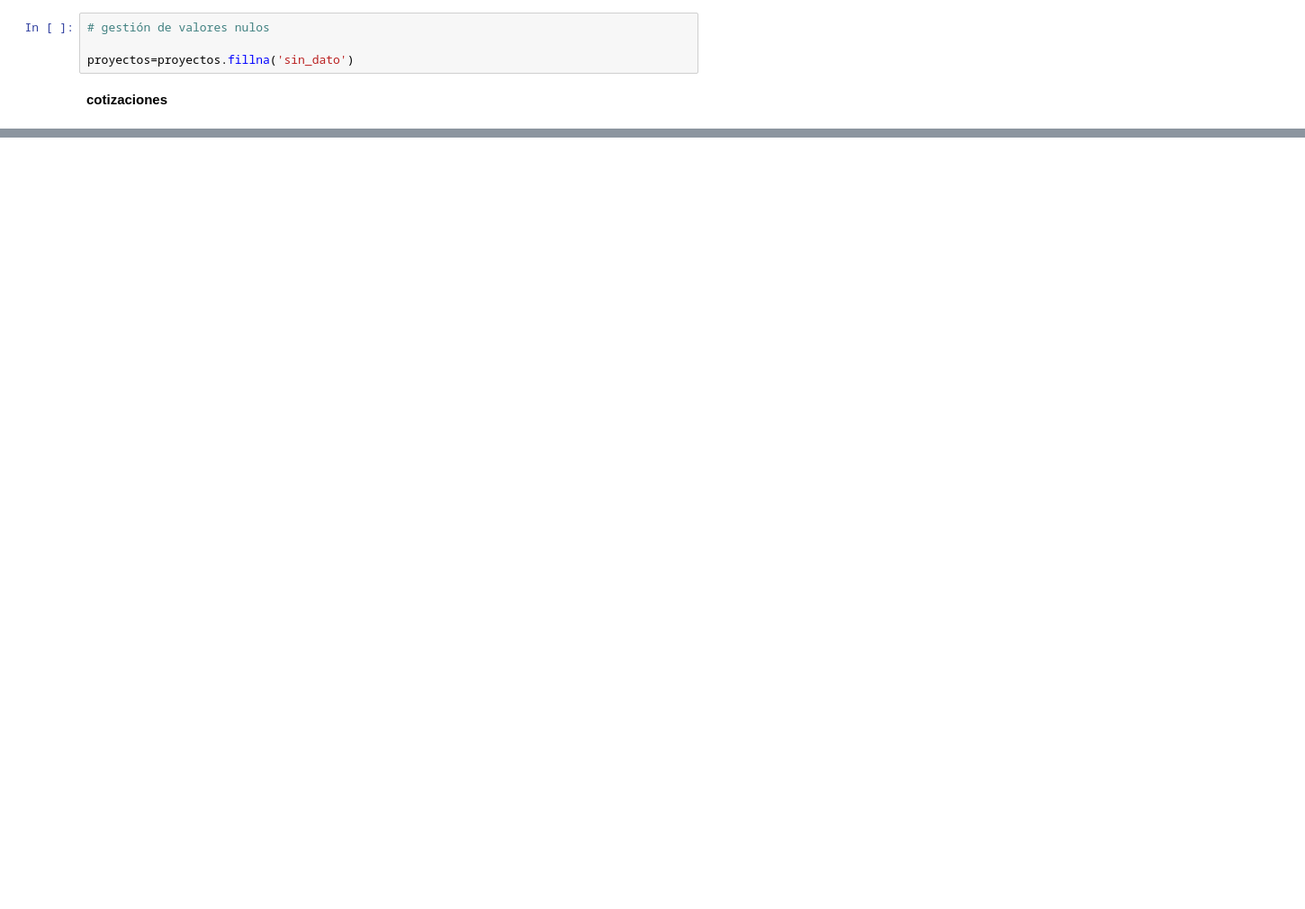
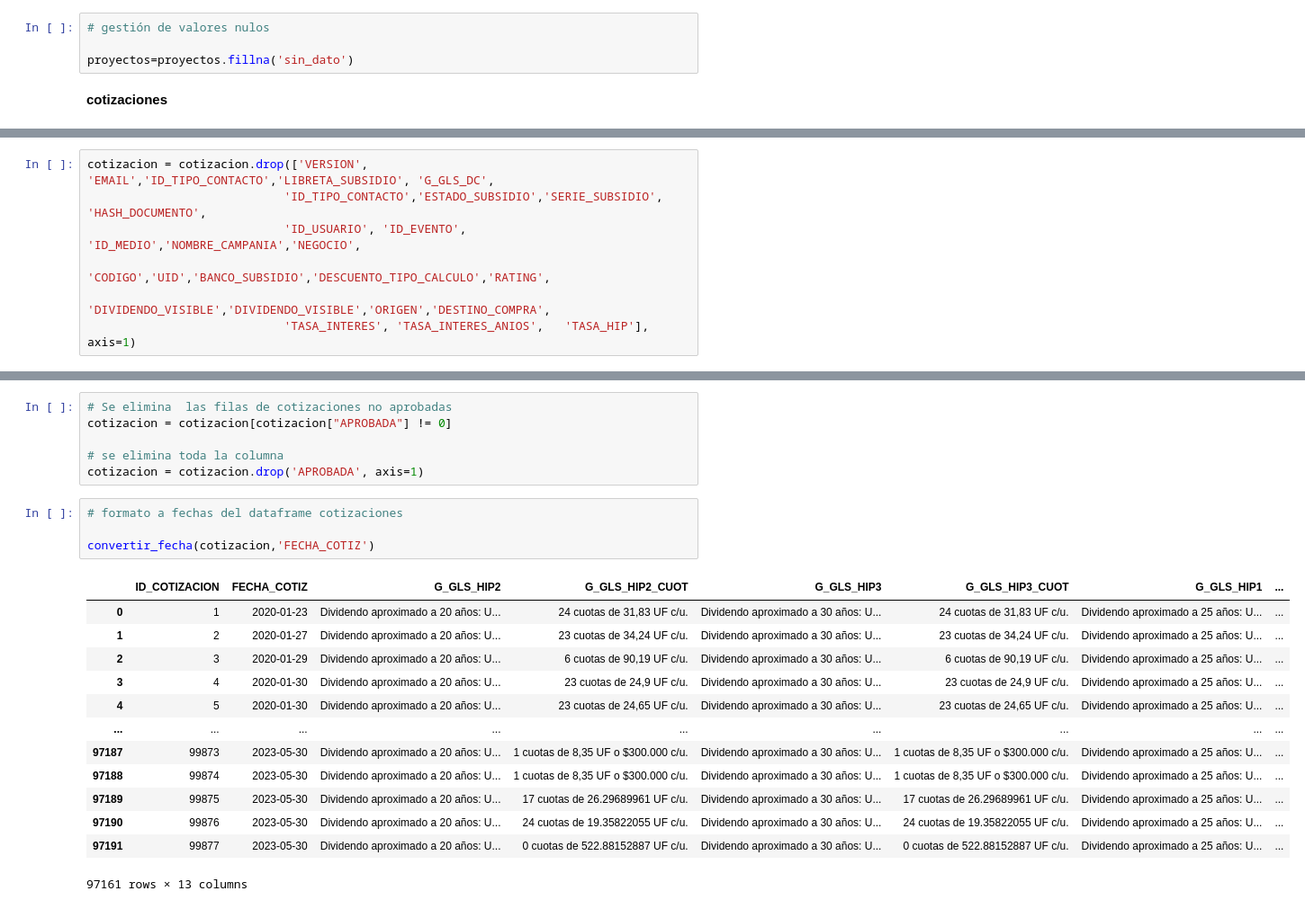
Before and after one commit to jospinoponce/JaimeOpsino_Form_Test, a Jupyter notebook: EDA.ipynb, the cells around one changed output, grey strips where cells are left out. Shown: that part at 90% size. Drawn from its saved outputs; the diff is of its cells as text; blank space fills up the shorter version.

```diff
--- a/EDA.ipynb
+++ b/EDA.ipynb
@@ -154,0 +150,7 @@ Index(['PRECIO_LISTA', 'PRECIO_ADICIONAL', 'PRECIO_VENTA',
+# %%
+cotizacion = cotizacion.drop(['VERSION', 'EMAIL','ID_TIPO_CONTACTO','LIBRETA_SUBSIDIO', 'G_GLS_DC',
+                            'ID_TIPO_CONTACTO','ESTADO_SUBSIDIO','SERIE_SUBSIDIO', 'HASH_DOCUMENTO',
+                            'ID_USUARIO', 'ID_EVENTO', 'ID_MEDIO','NOMBRE_CAMPANIA','NEGOCIO',
+                            'CODIGO','UID','BANCO_SUBSIDIO','DESCUENTO_TIPO_CALCULO','RATING',
+                            'DIVIDENDO_VISIBLE','DIVIDENDO_VISIBLE','ORIGEN','DESTINO_COMPRA',
+                            'TASA_INTERES',	'TASA_INTERES_ANIOS',	'TASA_HIP'], axis=1)
@@ -154,0 +164,24 @@ Index(['PRECIO_LISTA', 'PRECIO_ADICIONAL', 'PRECIO_VENTA',
+# %%
+# Se elimina  las filas de cotizaciones no aprobadas
+cotizacion = cotizacion[cotizacion["APROBADA"] != 0]
+
+# se elimina toda la columna
+cotizacion = cotizacion.drop('APROBADA', axis=1)
+# %%
+# formato a fechas del dataframe cotizaciones
+
+convertir_fecha(cotizacion,'FECHA_COTIZ')
+# %% [output]
+|  | ID_COTIZACION | FECHA_COTIZ | G_GLS_HIP2 | G_GLS_HIP2_CUOT | G_GLS_HIP3 | G_GLS_HIP3_CUOT | G_GLS_HIP1 | ... |
+| 0 | 1 | 2020-01-23 | Dividendo aproximado a 20 años: U... | 24 cuotas de 31,83 UF c/u. | Dividendo aproximado a 30 años: U... | 24 cuotas de 31,83 UF c/u. | Dividendo aproximado a 25 años: U... | ... |
+| 1 | 2 | 2020-01-27 | Dividendo aproximado a 20 años: U... | 23 cuotas de 34,24 UF c/u. | Dividendo aproximado a 30 años: U... | 23 cuotas de 34,24 UF c/u. | Dividendo aproximado a 25 años: U... | ... |
+| 2 | 3 | 2020-01-29 | Dividendo aproximado a 20 años: U... | 6 cuotas de 90,19 UF c/u. | Dividendo aproximado a 30 años: U... | 6 cuotas de 90,19 UF c/u. | Dividendo aproximado a 25 años: U... | ... |
+| 3 | 4 | 2020-01-30 | Dividendo aproximado a 20 años: U... | 23 cuotas de 24,9 UF c/u. | Dividendo aproximado a 30 años: U... | 23 cuotas de 24,9 UF c/u. | Dividendo aproximado a 25 años: U... | ... |
+| 4 | 5 | 2020-01-30 | Dividendo aproximado a 20 años: U... | 23 cuotas de 24,65 UF c/u. | Dividendo aproximado a 30 años: U... | 23 cuotas de 24,65 UF c/u. | Dividendo aproximado a 25 años: U... | ... |
+| ... | ... | ... | ... | ... | ... | ... | ... | ... |
+| 97187 | 99873 | 2023-05-30 | Dividendo aproximado a 20 años: U... | 1 cuotas de 8,35 UF o $300.000 c/u. | Dividendo aproximado a 30 años: U... | 1 cuotas de 8,35 UF o $300.000 c/u. | Dividendo aproximado a 25 años: U... | ... |
+| 97188 | 99874 | 2023-05-30 | Dividendo aproximado a 20 años: U... | 1 cuotas de 8,35 UF o $300.000 c/u. | Dividendo aproximado a 30 años: U... | 1 cuotas de 8,35 UF o $300.000 c/u. | Dividendo aproximado a 25 años: U... | ... |
+| 97189 | 99875 | 2023-05-30 | Dividendo aproximado a 20 años: U... | 17 cuotas de 26.29689961 UF c/u. | Dividendo aproximado a 30 años: U... | 17 cuotas de 26.29689961 UF c/u. | Dividendo aproximado a 25 años: U... | ... |
+| 97190 | 99876 | 2023-05-30 | Dividendo aproximado a 20 años: U... | 24 cuotas de 19.35822055 UF c/u. | Dividendo aproximado a 30 años: U... | 24 cuotas de 19.35822055 UF c/u. | Dividendo aproximado a 25 años: U... | ... |
+| 97191 | 99877 | 2023-05-30 | Dividendo aproximado a 20 años: U... | 0 cuotas de 522.88152887 UF c/u. | Dividendo aproximado a 30 años: U... | 0 cuotas de 522.88152887 UF c/u. | Dividendo aproximado a 25 años: U... | ... |
+97161 rows × 13 columns
```
Also changed, not shown: parts of 39 cells of this notebook, 2 other files.
